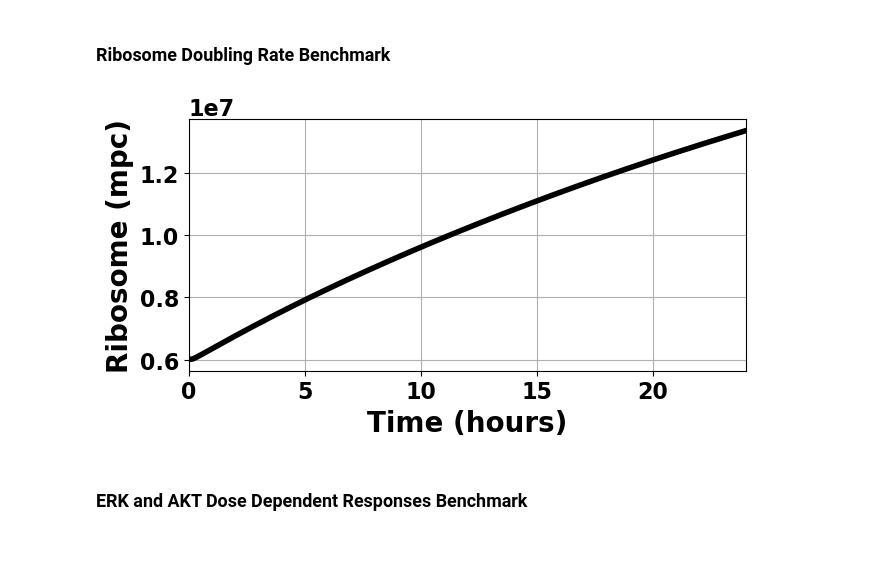
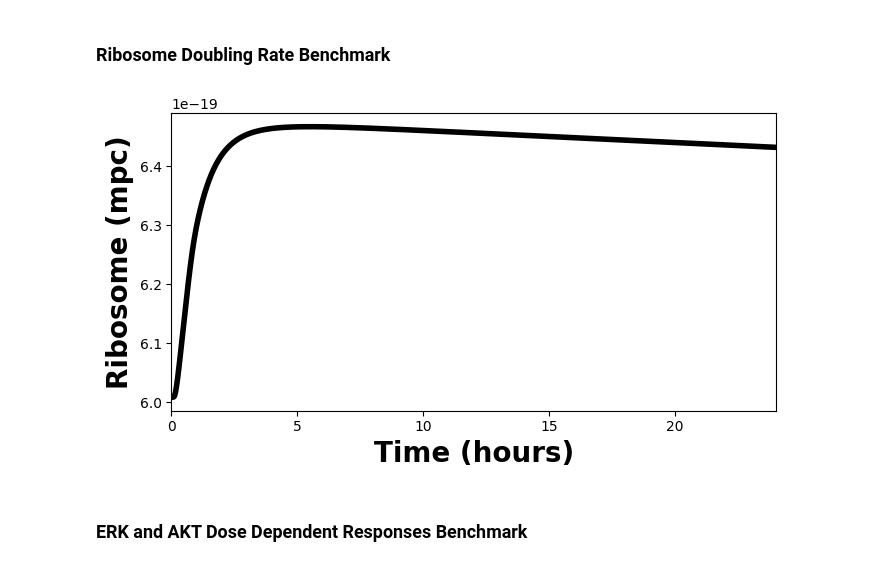
Before and after one commit to JonahRileyHuggins/SPARCED, a Jupyter notebook: SPARCED/src/validation/visualization/benchmark evaluation notebook.ipynb, the cells around one changed output. Drawn from its saved outputs; the diff is of its cells as text; code cells hidden in the pictures.

```diff
--- a/SPARCED/src/validation/visualization/benchmark evaluation notebook.ipynb
+++ b/SPARCED/src/validation/visualization/benchmark evaluation notebook.ipynb
@@ -515,7 +511,7 @@ except:
 # %% [markdown]
 ## TRAIL Percent Survival Benchmark
 # %%
-print(os.listdir('./TRAIL-percent-death/results/'))
+print(os.listdir('TRAIL-percent-death/results/{DATE_CONST}'))
 try:
     print(os.listdir('TRAIL-percent-death/results/'))
     with open('TRAIL-percent-death/results/\
@@ -554,7 +550,7 @@ try:
                fontsize=16, prop=legend_properties)
     plt.tight_layout()
     plt.savefig('TRAIL-percent-death.pkl/results/\
-                TRAIL-percent-death.png', dpi=300, bbox_inches='tight')
+                {DATE_CONST}.png', dpi=300, bbox_inches='tight')
 
 except:
     pass
@@ -563,7 +559,7 @@ FileNotFoundError: [WinError 3] The system cannot find the path specified: './TR
 # %% [markdown]
 ### Survival Signaling Benchmark
 # %%
-with open('survival-signalling.pkl', 'rb') as f:
+with open(f'survival-signalling/results/{DATE_CONST}.pkl', 'rb') as f:
     data = pickle.load(f)
 
 plt.figure(figsize=(7, 4))
@@ -580,5 +576,5 @@ plt.xticks(fontsize=16, weight='bold')
 plt.yticks(fontsize=16, weight='bold')
 plt.legend(['Low TRAIL dose','+ppERK / +ppAKT','+PUMA / +NOXA'], bbox_to_anchor=(1.05, 1), loc='upper left', frameon=False)
 plt.tight_layout()
-plt.savefig(os.path.join('survival-signaling.png'), dpi=300)
+plt.savefig(os.path.join(f'survival-signaling/results/{DATE_CONST}.png'), dpi=300)
 # %% [output]
@@ -586,7 +582,7 @@ plt.savefig(os.path.join('survival-signaling.png'), dpi=300)
 # %% [markdown]
 ### Cell Cycle Benchmark
 # %%
-with open('cell_cycle/results/2024-12-30.pkl', 'rb') as f:
+with open(f'cell_cycle/results/{DATE_CONST}.pkl', 'rb') as f:
     data = pickle.load(f)
 
 conditions = []
@@ -630,5 +626,5 @@ ax[1,1].set_xticklabels(ax[1,1].get_xticks().astype(int), weight='bold', fontsiz
 ax[1,1].set_ylabel('Cyclin B', weight='bold', fontsize=20)
 
 fig.tight_layout()
-fig.savefig('cell_cycle.png', dpi=300)
+fig.savefig(f'cell_cycle/results/{DATE_CONST}.png', dpi=300)
 # %% [output]
@@ -637,8 +633,7 @@ fig.savefig('cell_cycle.png', dpi=300)
 ### Etoposide Induced Cell Death Benchmark
 # %%
 try:
-    with open('etoposide-induced-cell-death/results/\
-              etoposide-induced-cell-death.pkl', 'rb') as f:
+    with open(f'etoposide-induced-cell-death/results/{DATE_CONST}.pkl', 'rb') as f:
         data = pickle.load(f)
 
     observable_dict = CellDeathMetrics(data, 'cPARP_100plus').time_to_death()
@@ -889,23 +884,27 @@ fig.savefig('regulation-of-stochastic-proliferation-2.png')
 # %% [markdown]
 ### Ribosome Doubling Rate Benchmark
 # %%
-with open('ribosome-doubling-rate.pkl', 'rb') as f:
+with open(f'ribosome-doubling-rate/results/{DATE_CONST}.pkl', 'rb') as f:
     data = pickle.load(f)
 Vc = 5.25E-12
 
 mpc2nmcf_Vc = 1.0E9/(Vc*6.023E+23)
 
+conditions = []
+for condition in data:
+    conditions.append(condition)
+
 plt.figure(figsize=(7, 4))
-yy = np.array(data['Ribosome_mpc']['Ribosome_total'])
-tt = (data['Ribosome_mpc']['Ribosome_total']['time']/3600)
+yy = np.array(data[conditions[0]]['simulation Ribosome_total'])
+tt = (data[conditions[0]]['time']/3600)
 plt.plot(tt, yy,linewidth=4, color='black')
 plt.xlim([0, 24])
 plt.ylabel('Ribosome (mpc)', fontsize=20, weight='bold')
 plt.xlabel('Time (hours)', fontsize=20, weight='bold')
 plt.tight_layout()
 plt.savefig('ribosome-doubling-rate.png')
 # %% [output]
-[figure, old version]
+[figure, new version]
 # %% [markdown]
 ### ERK and AKT Dose Dependent Responses Benchmark
 # %%
```
Also changed, not shown: parts of 10 cells of this notebook, 20 other files.
